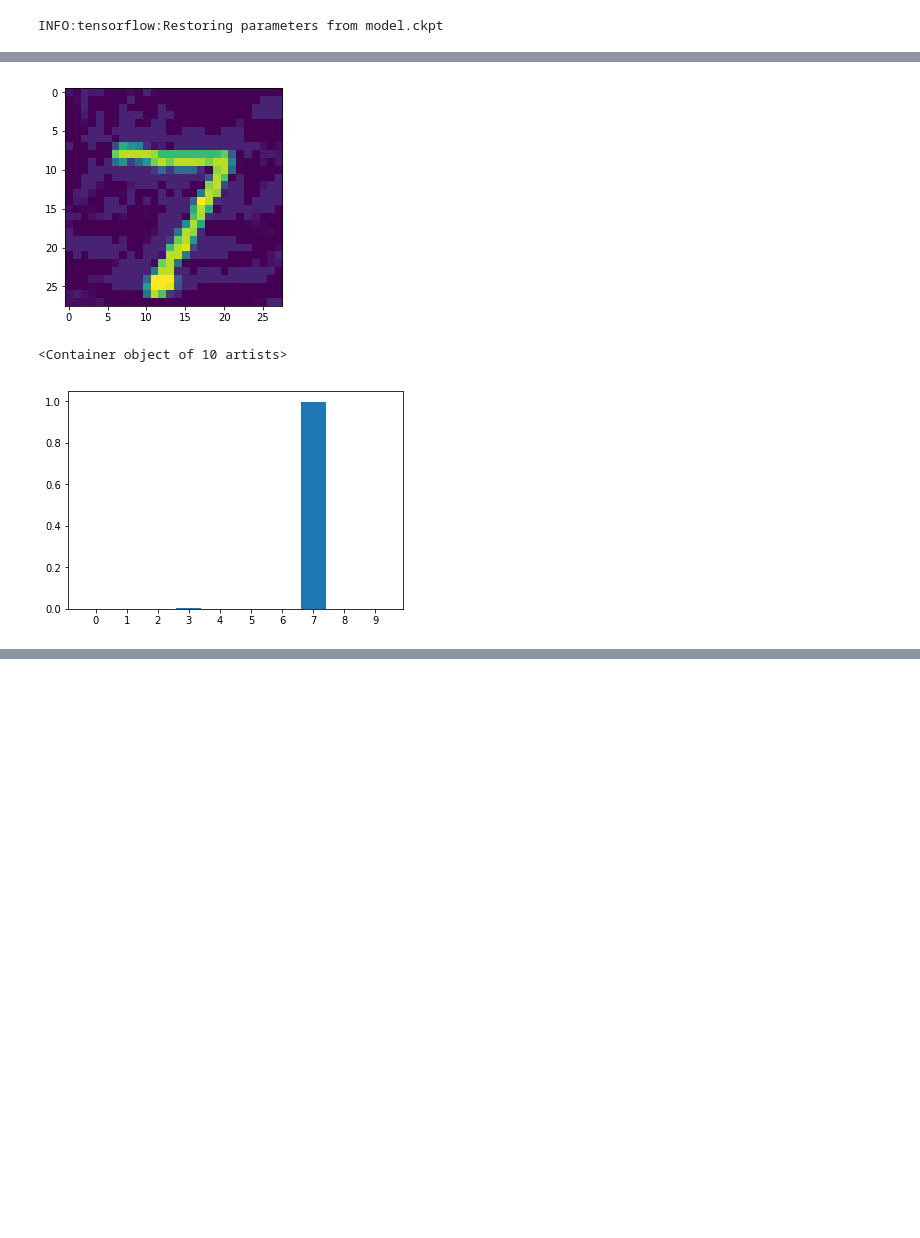
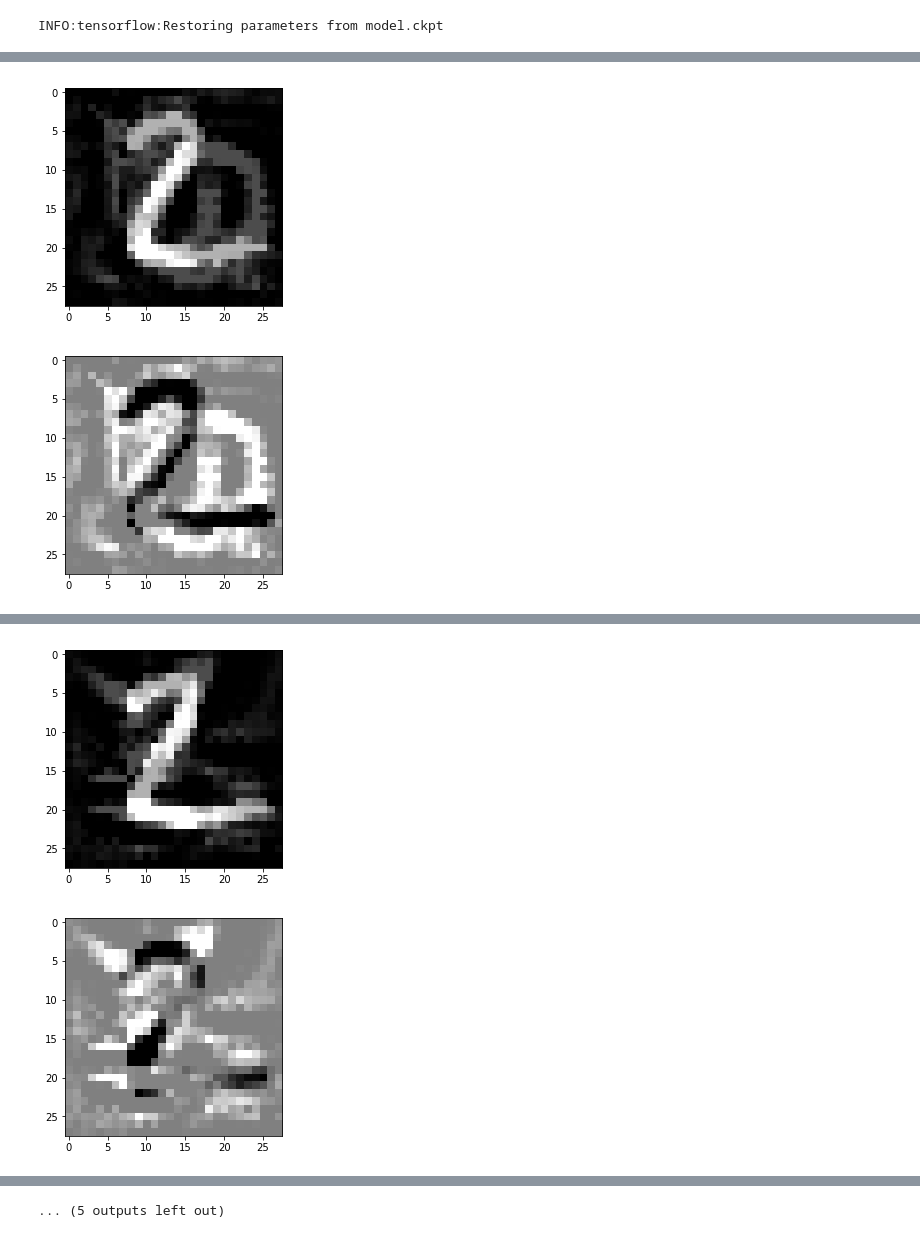
Before and after one commit to hutec/UncertaintyNN, a Jupyter notebook: notebooks/MNIST Adversarial.ipynb, the cells around one changed output, grey strips where cells are left out. Saved outputs shown, nothing was run; the diff lists cells and outputs as text; code cells hidden in the pictures; blank space fills up the shorter version.

```diff
--- a/notebooks/MNIST Adversarial.ipynb
+++ b/notebooks/MNIST Adversarial.ipynb
@@ -142,12 +149,4 @@ step 10000, loss=4.3727
-# %%
-show(adv_img)
-# %% [output]
-[figure, removed]
-# %%
-# Display new forward pass
-sess.run(assign_op, feed_dict={x: adv_img})
-y = sess.run(probs, feed_dict={dropout_rate: 0.4})[0]
-plt.bar(ticks, y)
-# %% [output]
-<Container object of 10 artists>
-[figure, removed]
+# %%
+for i in range(10):
+    modify_to(img, i, steps=1000)
+# %% [output]
@@ -153,0 +156,2 @@ plt.bar(ticks, y)
+[figure, added]
+[figure, added]
@@ -153,0 +161,2 @@ plt.bar(ticks, y)
+[figure, added]
+[figure, added]
@@ -153,0 +173 @@ plt.bar(ticks, y)
+... (5 outputs left out)
```
Also changed, not shown: parts of 7 cells of this notebook.
